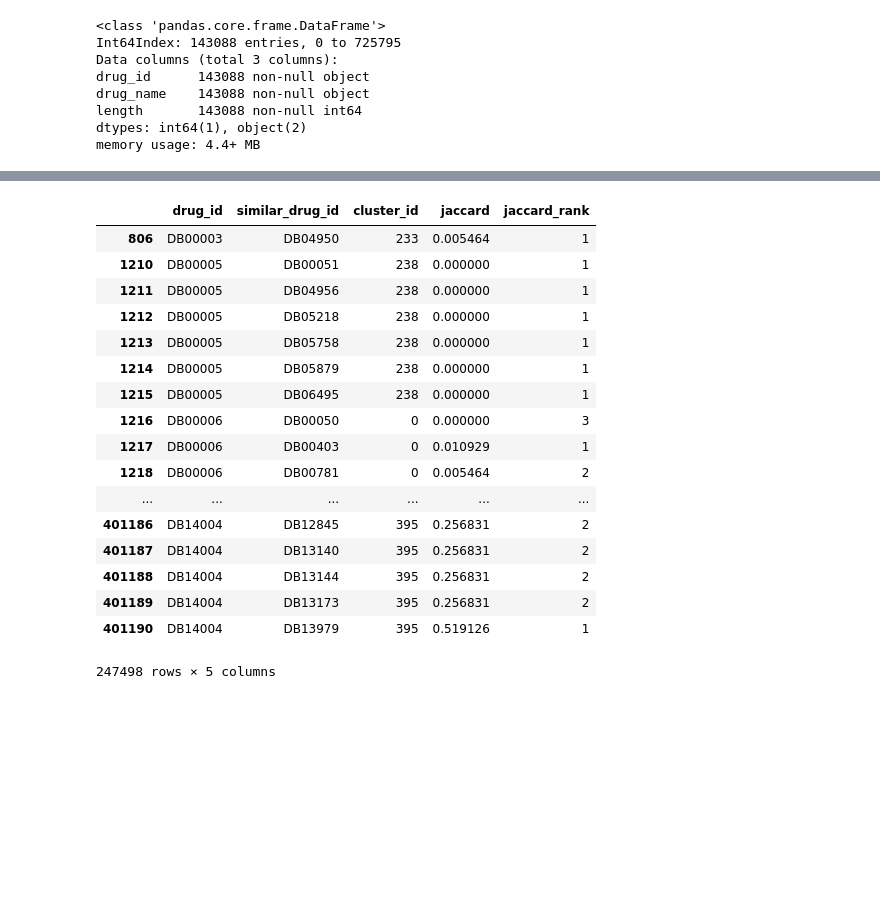
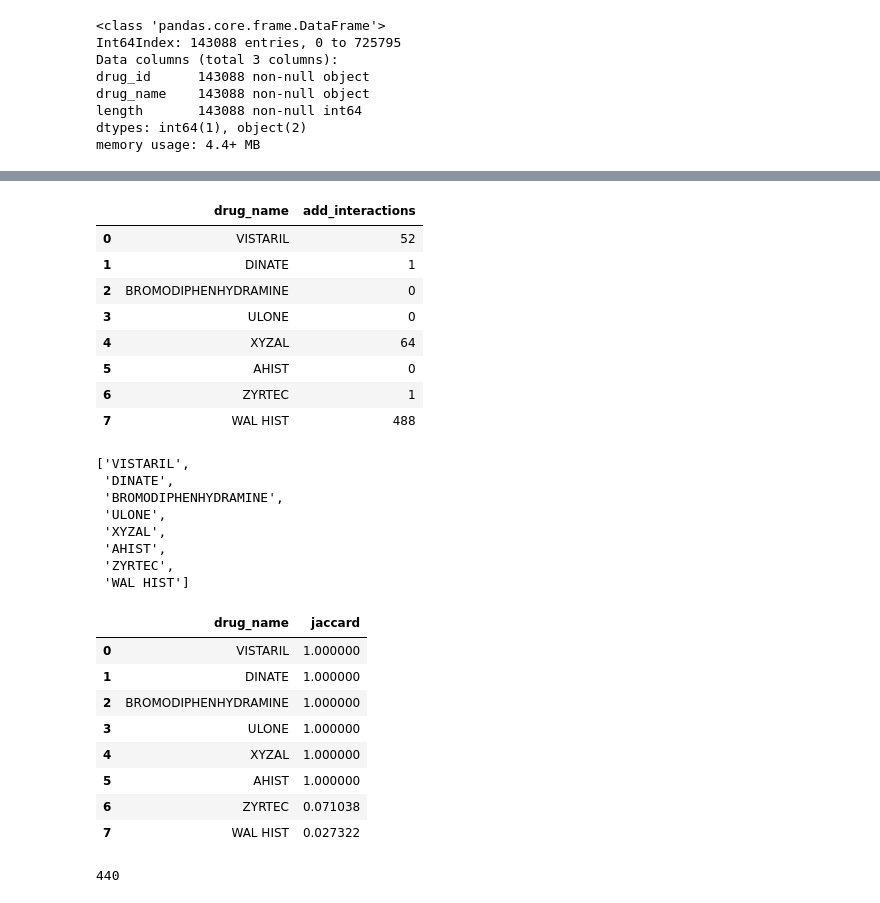
Before and after one commit to zhouza/Identifying-Potential-DDIs, a Jupyter notebook: Ranking and Network Setup.ipynb, the cells around one changed output, grey strips where cells are left out. Cells and saved outputs as stored; diff of their text form; code cells hidden in the pictures; blank space fills up the shorter version.

```diff
--- a/Ranking and Network Setup.ipynb
+++ b/Ranking and Network Setup.ipynb
@@ -426,21 +310,0 @@ df_edges = pd_sql.read_sql(query, engine)
-# %%
-df_ranking[(df_ranking['cluster_id']!=-1)&(df_ranking['jaccard_rank']!=0)]
-# %% [output]
-|  | drug_id | similar_drug_id | cluster_id | jaccard | jaccard_rank |
-| 806 | DB00003 | DB04950 | 233 | 0.005464 | 1 |
-| 1210 | DB00005 | DB00051 | 238 | 0.000000 | 1 |
-| 1211 | DB00005 | DB04956 | 238 | 0.000000 | 1 |
-| 1212 | DB00005 | DB05218 | 238 | 0.000000 | 1 |
-| 1213 | DB00005 | DB05758 | 238 | 0.000000 | 1 |
-| 1214 | DB00005 | DB05879 | 238 | 0.000000 | 1 |
-| 1215 | DB00005 | DB06495 | 238 | 0.000000 | 1 |
-| 1216 | DB00006 | DB00050 | 0 | 0.000000 | 3 |
-| 1217 | DB00006 | DB00403 | 0 | 0.010929 | 1 |
-| 1218 | DB00006 | DB00781 | 0 | 0.005464 | 2 |
-| ... | ... | ... | ... | ... | ... |
-| 401186 | DB14004 | DB12845 | 395 | 0.256831 | 2 |
-| 401187 | DB14004 | DB13140 | 395 | 0.256831 | 2 |
-| 401188 | DB14004 | DB13144 | 395 | 0.256831 | 2 |
-| 401189 | DB14004 | DB13173 | 395 | 0.256831 | 2 |
-| 401190 | DB14004 | DB13979 | 395 | 0.519126 | 1 |
-247498 rows × 5 columns
@@ -446,0 +315,50 @@ df_ranking[(df_ranking['cluster_id']!=-1)&(df_ranking['jaccard_rank']!=0)]
+# %%
+def count_additional(drugname):
+    drugid = df_onename[df_onename['drug_name']==drugname]['drug_id'].values[0]
+    a = set(df_druginteract[df_druginteract['drug_id']==drugid]['druginteract_id'].values)
+    similar_drugs = get_similar('ALLEGRA')['drug_name'].values.tolist()
+    counts = []
+    for drug in similar_drugs:
+        similar_drugid = df_onename[df_onename['drug_name']==drug]['drug_id'].values[0]
+        b = set(df_druginteract[df_druginteract['drug_id']==similar_drugid]['druginteract_id'].values)
+        counts.append(len(a.union(b) - a))
+    return pd.DataFrame({'drug_name':similar_drugs,'add_interactions':counts},columns=['drug_name','add_interactions'])
+# %%
+count_additional('ALLEGRA')
+# %% [output]
+|  | drug_name | add_interactions |
+| 0 | VISTARIL | 52 |
+| 1 | DINATE | 1 |
+| 2 | BROMODIPHENHYDRAMINE | 0 |
+| 3 | ULONE | 0 |
+| 4 | XYZAL | 64 |
+| 5 | AHIST | 0 |
+| 6 | ZYRTEC | 1 |
+| 7 | WAL HIST | 488 |
+# %%
+get_similar('ALLEGRA')['drug_name'].values.tolist()
+# %% [output]
+['VISTARIL',
+ 'DINATE',
+ 'BROMODIPHENHYDRAMINE',
+ 'ULONE',
+ 'XYZAL',
+ 'AHIST',
+ 'ZYRTEC',
+ 'WAL HIST']
+# %%
+get_similar('ALLEGRA')
+# %% [output]
+|  | drug_name | jaccard |
+| 0 | VISTARIL | 1.000000 |
+| 1 | DINATE | 1.000000 |
+| 2 | BROMODIPHENHYDRAMINE | 1.000000 |
+| 3 | ULONE | 1.000000 |
+| 4 | XYZAL | 1.000000 |
+| 5 | AHIST | 1.000000 |
+| 6 | ZYRTEC | 0.071038 |
+| 7 | WAL HIST | 0.027322 |
+# %%
+count_interactions('VISTARIL')
+# %% [output]
+440
```
Also changed, not shown: parts of 14 cells of this notebook, 2 other files.
